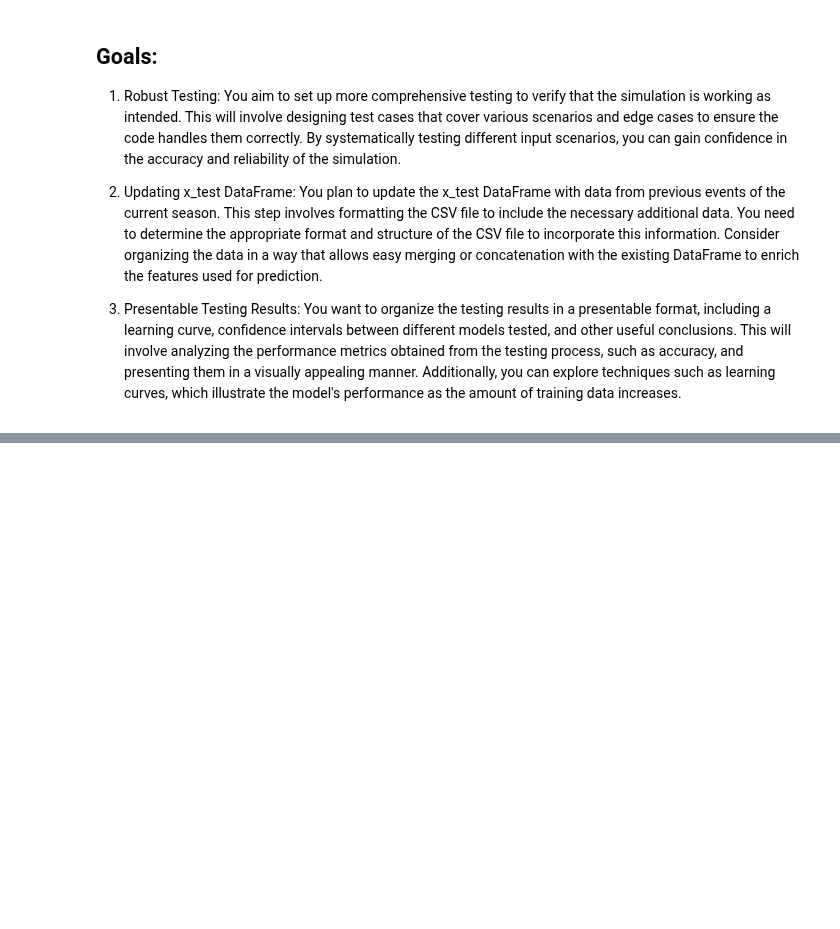
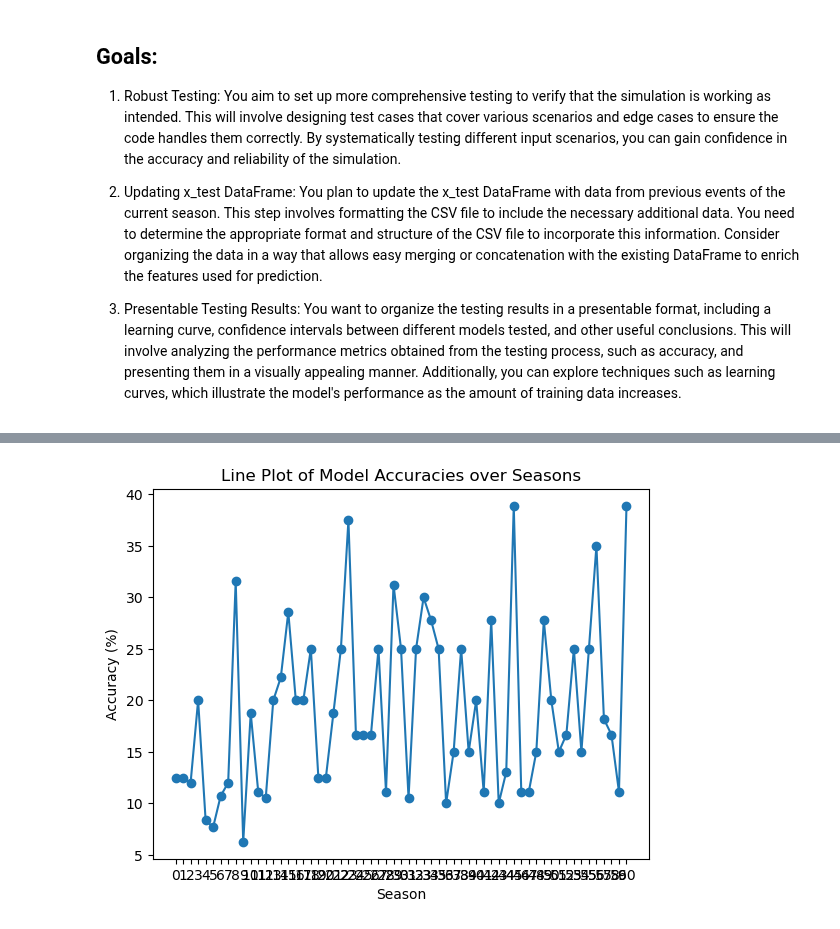
Before and after one commit to DotSumWedge/SurvivorAnalysis, a Jupyter notebook: SurvivorModeling.ipynb, the cells around one changed output, grey strips where cells are left out. Cells and saved outputs as stored; diff of their text form; code cells hidden in the pictures; blank space fills up the shorter version.

```diff
--- a/SurvivorModeling.ipynb
+++ b/SurvivorModeling.ipynb
@@ -669,0 +539,9 @@ Please also refer to the documentation for alternative solver options:
+# %%
+plt.plot(range(1, len(accuracies) + 1), accuracies, marker='o')
+plt.title('Line Plot of Model Accuracies over Seasons')
+plt.xlabel('Season')
+plt.ylabel('Accuracy (%)')
+plt.xticks(ticks=range(1, len(accuracies) + 1), labels=group_labels)
+plt.show()
+# %% [output]
+[figure, added]
```
Also changed, not shown: parts of 9 cells of this notebook.
